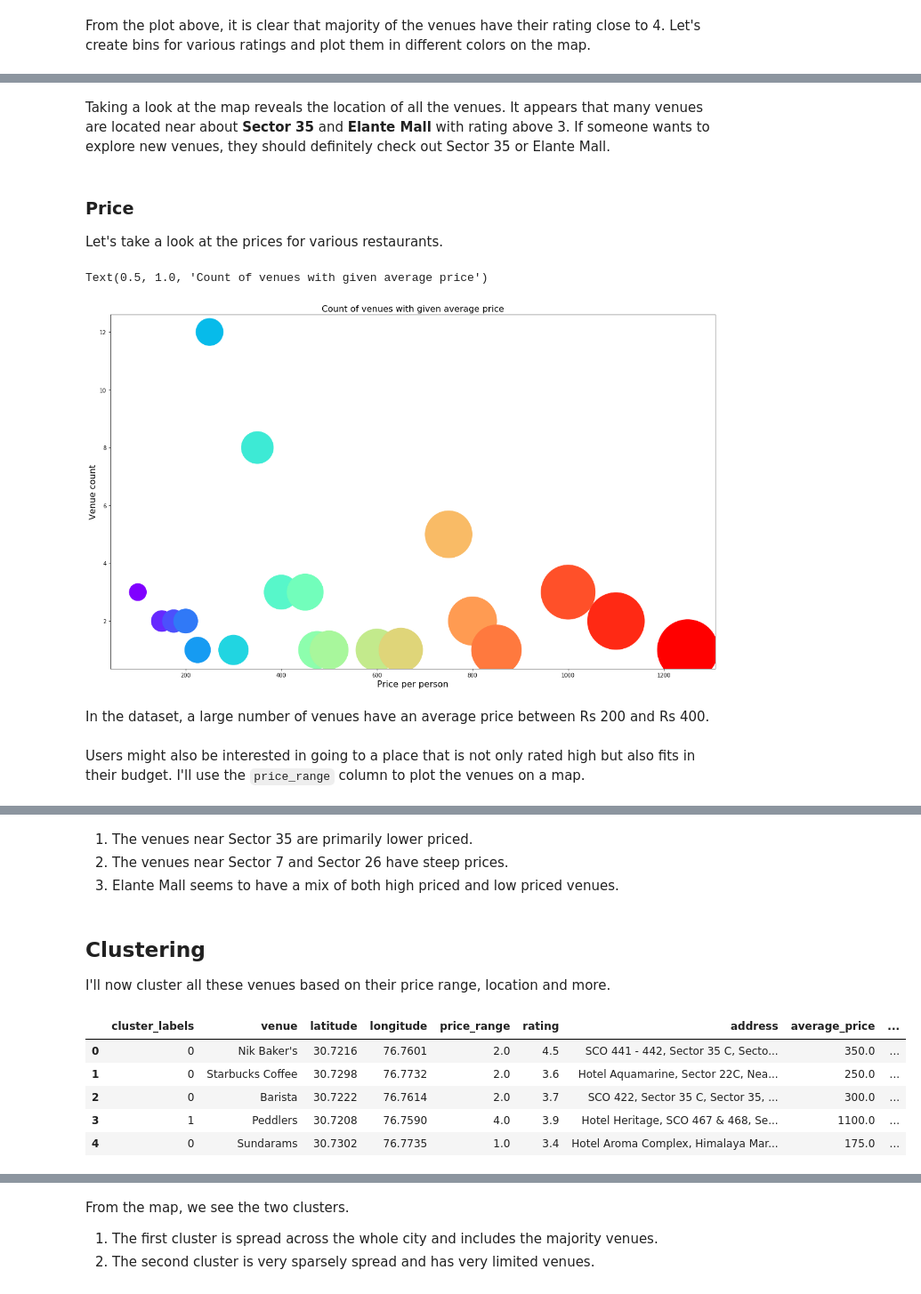
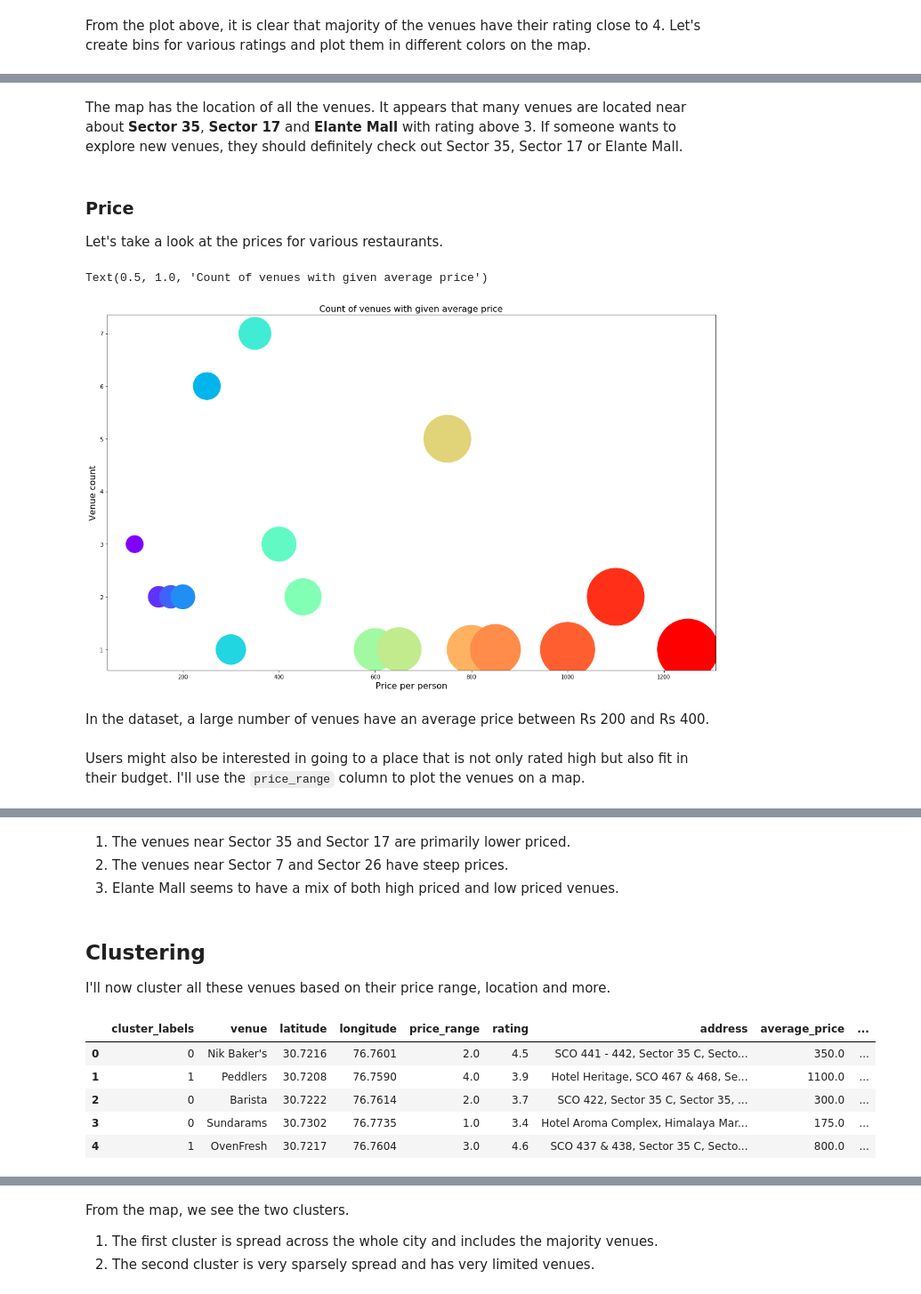
Before and after one commit to kb22/Coursera_Capstone, a Jupyter notebook: Exploring venues in Chandigarh.ipynb, the cells around one changed output, grey strips where cells are left out. Shown at 89% size. Saved outputs shown, nothing was run; the diff lists cells and outputs as text; code cells hidden in the pictures.

```diff
--- a/Exploring venues in Chandigarh.ipynb
+++ b/Exploring venues in Chandigarh.ipynb
@@ -24,11 +24,11 @@ from geopy.geocoders import Nominatim
 Next, I'll define various constants I'll access throughout the notebook as well as save the authorization keys for both APIs inside constants for easy access.
 # %%
 NO_OF_VENUES = 100
-RADIUS = 4000
+RADIUS = 4000 # 4 Km
 NO_OF_CLUSTERS = 2
 FOURSQUARE_CLIENT_ID = '0HH2B0MRFB2FALD3CL3SQAGF5KPCVO53DS5OEOKOP4MWUCJO'
 FOURSQUARE_CLIENT_SECRET = 'D5KMPZK1RAFC0RSUS3VCUOIAIIA2KVCOWHIP1RJX3D1L0UQS'
-VERSION = '20190610' # Current date
+VERSION = '20190612' # Current date
 ZOMATO_API_KEY = 'b3a1c26ed20422bfaae7ada558744e1f'
 # %% [markdown]
 ## Chandigarh
@@ -209 +241,3 @@ dataset['lng_diff'] = dataset['longitude'] - dataset['lng']
+# %%
+selected_venues = selected_venues.drop([1, 10, 12, 17, 19, 24, 38, 44, 46, 48, 50, 51]).reset_index(drop = True)
 # %% [markdown]
@@ -278,7 +311,7 @@ chandigarh_map
 # %% [output]
 [interactive output not drawn]
 # %% [markdown]
-Taking a look at the map reveals the location of all the venues. It appears that many venues are located near about **Sector 35** and **Elante Mall** with rating above 3. If someone wants to explore new venues, they should definitely check out Sector 35 or Elante Mall.
+The map has the location of all the venues. It appears that many venues are located near about **Sector 35**, **Sector 17** and **Elante Mall** with rating above 3. If someone wants to explore new venues, they should definitely check out Sector 35, Sector 17 or Elante Mall.
 # %% [markdown]
 ### Price
 
@@ -295,11 +328,11 @@ plt.ylabel("Venue count", fontsize = 16)
 plt.title("Count of venues with given average price", fontsize = 16)
 # %% [output]
 Text(0.5, 1.0, 'Count of venues with given average price')
-[figure, old version]
+[figure, new version]
 # %% [markdown]
 In the dataset, a large number of venues have an average price between Rs 200 and Rs 400.
 # %% [markdown]
-Users might also be interested in going to a place that is not only rated high but also fits in their budget. I'll use the `price_range` column to plot the venues on a map.
+Users might also be interested in going to a place that is not only rated high but also fit in their budget. I'll use the `price_range` column to plot the venues on a map.
 # %%
 color_map = {'1.0': 'green', '2.0': 'darkgreen', '3.0': 'orange', '4.0': 'red'}
 
@@ -321,7 +354,7 @@ chandigarh_map
 # %% [output]
 [interactive output not drawn]
 # %% [markdown]
-1. The venues near Sector 35 are primarily lower priced.
+1. The venues near Sector 35 and Sector 17 are primarily lower priced.
 2. The venues near Sector 7 and Sector 26 have steep prices.
 3. Elante Mall seems to have a mix of both high priced and low priced venues.
 # %% [markdown]
@@ -329,19 +362,17 @@ chandigarh_map
 
 I'll now cluster all these venues based on their price range, location and more.
 # %%
-NO_OF_CLUSTERS = 2
-clustering = selected_venues.drop(['venue', 'address', 'rating_bin', 'cluster_labels'], 1)
-selected_venues.drop(['cluster_labels'], 1, inplace = True)
+clustering = selected_venues.drop(['venue', 'address', 'rating_bin'], 1)
 kMeans = KMeans(n_clusters = NO_OF_CLUSTERS, random_state = 0).fit(clustering)
 selected_venues.insert(0, 'cluster_labels', kMeans.labels_)
 selected_venues.head(5)
 # %% [output]
 |  | cluster_labels | venue | latitude | longitude | price_range | rating | address | average_price | ... |
 | 0 | 0 | Nik Baker's | 30.7216 | 76.7601 | 2.0 | 4.5 | SCO 441 - 442, Sector 35 C, Secto... | 350.0 | ... |
-| 1 | 0 | Starbucks Coffee | 30.7298 | 76.7732 | 2.0 | 3.6 | Hotel Aquamarine, Sector 22C, Nea... | 250.0 | ... |
+| 1 | 1 | Peddlers | 30.7208 | 76.7590 | 4.0 | 3.9 | Hotel Heritage, SCO 467 & 468, Se... | 1100.0 | ... |
 | 2 | 0 | Barista | 30.7222 | 76.7614 | 2.0 | 3.7 | SCO 422, Sector 35 C, Sector 35, ... | 300.0 | ... |
-| 3 | 1 | Peddlers | 30.7208 | 76.7590 | 4.0 | 3.9 | Hotel Heritage, SCO 467 & 468, Se... | 1100.0 | ... |
-| 4 | 0 | Sundarams | 30.7302 | 76.7735 | 1.0 | 3.4 | Hotel Aroma Complex, Himalaya Mar... | 175.0 | ... |
+| 3 | 0 | Sundarams | 30.7302 | 76.7735 | 1.0 | 3.4 | Hotel Aroma Complex, Himalaya Mar... | 175.0 | ... |
+| 4 | 1 | OvenFresh | 30.7217 | 76.7604 | 3.0 | 4.6 | SCO 437 & 438, Sector 35 C, Secto... | 800.0 | ... |
 # %%
 chandigarh_map = folium.Map(location = [CHD_LATITUDE, CHD_LONGITUDE], zoom_start = 13)
 color_map = { 0: 'red', 1: 'green'}
```
Also changed, not shown: parts of 25 cells of this notebook.
